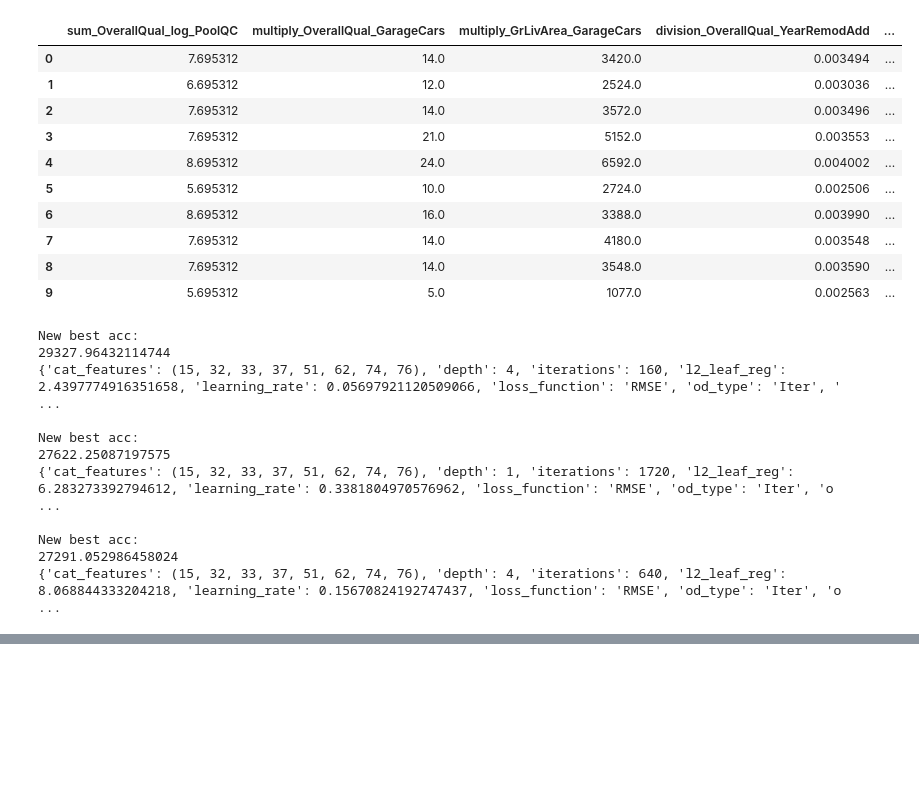
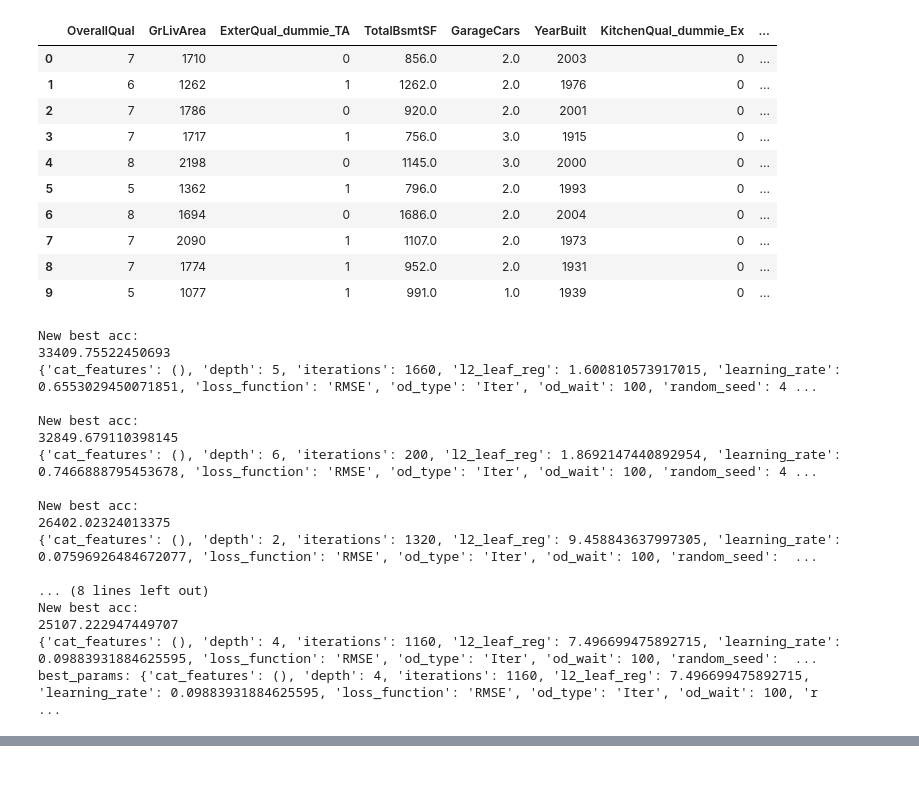
Before and after one commit to 32r81b/Pipeline-0.1, a Jupyter notebook: 5. Fit.ipynb, the cells around one changed output, grey strips where cells are left out. Drawn from its saved outputs; the diff is of its cells as text; code cells hidden in the pictures; blank space fills up the shorter version.

```diff
--- a/5. Fit.ipynb
+++ b/5. Fit.ipynb
@@ -1,35 +1,35 @@
 # %%
 import pandas as pd
 import numpy as np
 from usfull_tools import load_DS
 from catboost import Pool, CatBoostRegressor, CatBoostClassifier
 from sklearn.model_selection import train_test_split, cross_val_score
 pd.options.display.max_columns = None
 %matplotlib inline
 
 from set_vars import KAGGLE_PREFIX, debug_mode, KAGGLE_DIR, target_column, target_type, loss_function, custom_metric
 
 train, test = load_DS(debug_mode, KAGGLE_DIR, KAGGLE_PREFIX, '_prepare.csv')
 del test
 
 cols = pd.read_csv(KAGGLE_DIR + KAGGLE_PREFIX + '_important_columns.csv')
 
-X_train = train[cols['Feature']]
+X_train = train[cols['Feature'].tolist()]
 y_train = train[target_column]
 
 X_train.head(10)
 # %% [output]
-|  | sum_OverallQual_log_PoolQC | multiply_OverallQual_GarageCars | multiply_GrLivArea_GarageCars | division_OverallQual_YearRemodAdd | ... |
-| 0 | 7.695312 | 14.0 | 3420.0 | 0.003494 | ... |
-| 1 | 6.695312 | 12.0 | 2524.0 | 0.003036 | ... |
-| 2 | 7.695312 | 14.0 | 3572.0 | 0.003496 | ... |
-| 3 | 7.695312 | 21.0 | 5152.0 | 0.003553 | ... |
-| 4 | 8.695312 | 24.0 | 6592.0 | 0.004002 | ... |
-| 5 | 5.695312 | 10.0 | 2724.0 | 0.002506 | ... |
-| 6 | 8.695312 | 16.0 | 3388.0 | 0.003990 | ... |
-| 7 | 7.695312 | 14.0 | 4180.0 | 0.003548 | ... |
-| 8 | 7.695312 | 14.0 | 3548.0 | 0.003590 | ... |
-| 9 | 5.695312 | 5.0 | 1077.0 | 0.002563 | ... |
+|  | OverallQual | GrLivArea | ExterQual_dummie_TA | TotalBsmtSF | GarageCars | YearBuilt | KitchenQual_dummie_Ex | ... |
+| 0 | 7 | 1710 | 0 | 856.0 | 2.0 | 2003 | 0 | ... |
+| 1 | 6 | 1262 | 1 | 1262.0 | 2.0 | 1976 | 0 | ... |
+| 2 | 7 | 1786 | 0 | 920.0 | 2.0 | 2001 | 0 | ... |
+| 3 | 7 | 1717 | 1 | 756.0 | 3.0 | 1915 | 0 | ... |
+| 4 | 8 | 2198 | 0 | 1145.0 | 3.0 | 2000 | 0 | ... |
+| 5 | 5 | 1362 | 1 | 796.0 | 2.0 | 1993 | 0 | ... |
+| 6 | 8 | 1694 | 0 | 1686.0 | 2.0 | 2004 | 0 | ... |
+| 7 | 7 | 2090 | 1 | 1107.0 | 2.0 | 1973 | 0 | ... |
+| 8 | 7 | 1774 | 1 | 952.0 | 2.0 | 1931 | 0 | ... |
+| 9 | 5 | 1077 | 1 | 991.0 | 1.0 | 1939 | 0 | ... |
 # %%
 from hyperopt import fmin, tpe, hp, STATUS_OK, Trials
 import time
@@ -111,16 +111,22 @@ best = fmin(f, space4CatBoost, algo=tpe.suggest, max_evals=50, trials=trials)
 print ('best_params:', best_params)
 # %% [output]
 New best acc:
-29327.96432114744
-{'cat_features': (15, 32, 33, 37, 51, 62, 74, 76), 'depth': 4, 'iterations': 160, 'l2_leaf_reg': 2.4397774916351658, 'learning_rate': 0.05697921120509066, 'loss_function': 'RMSE', 'od_type': 'Iter', ' ...
+33409.75522450693
+{'cat_features': (), 'depth': 5, 'iterations': 1660, 'l2_leaf_reg': 1.600810573917015, 'learning_rate': 0.6553029450071851, 'loss_function': 'RMSE', 'od_type': 'Iter', 'od_wait': 100, 'random_seed': 4 ...
 
 New best acc:
-27622.25087197575
-{'cat_features': (15, 32, 33, 37, 51, 62, 74, 76), 'depth': 1, 'iterations': 1720, 'l2_leaf_reg': 6.283273392794612, 'learning_rate': 0.3381804970576962, 'loss_function': 'RMSE', 'od_type': 'Iter', 'o ...
+32849.679110398145
+{'cat_features': (), 'depth': 6, 'iterations': 200, 'l2_leaf_reg': 1.8692147440892954, 'learning_rate': 0.7466888795453678, 'loss_function': 'RMSE', 'od_type': 'Iter', 'od_wait': 100, 'random_seed': 4 ...
 
 New best acc:
-27291.052986458024
-{'cat_features': (15, 32, 33, 37, 51, 62, 74, 76), 'depth': 4, 'iterations': 640, 'l2_leaf_reg': 8.068844333204218, 'learning_rate': 0.15670824192747437, 'loss_function': 'RMSE', 'od_type': 'Iter', 'o ...
+26402.02324013375
+{'cat_features': (), 'depth': 2, 'iterations': 1320, 'l2_leaf_reg': 9.458843637997305, 'learning_rate': 0.07596926484672077, 'loss_function': 'RMSE', 'od_type': 'Iter', 'od_wait': 100, 'random_seed':  ...
+
+... (8 lines left out)
+New best acc:
+25107.222947449707
+{'cat_features': (), 'depth': 4, 'iterations': 1160, 'l2_leaf_reg': 7.496699475892715, 'learning_rate': 0.09883931884625595, 'loss_function': 'RMSE', 'od_type': 'Iter', 'od_wait': 100, 'random_seed':  ...
+best_params: {'cat_features': (), 'depth': 4, 'iterations': 1160, 'l2_leaf_reg': 7.496699475892715, 'learning_rate': 0.09883931884625595, 'loss_function': 'RMSE', 'od_type': 'Iter', 'od_wait': 100, 'r ...
 # %%
 if target_type == 'binary': model = CatBoostClassifier(iterations = best_params['iterations'], depth = best_params['depth'],
                                l2_leaf_reg = best_params['l2_leaf_reg'], learning_rate = best_params['learning_rate'],
```
Also changed, not shown: parts of 3 cells of this notebook, 15 other files.
